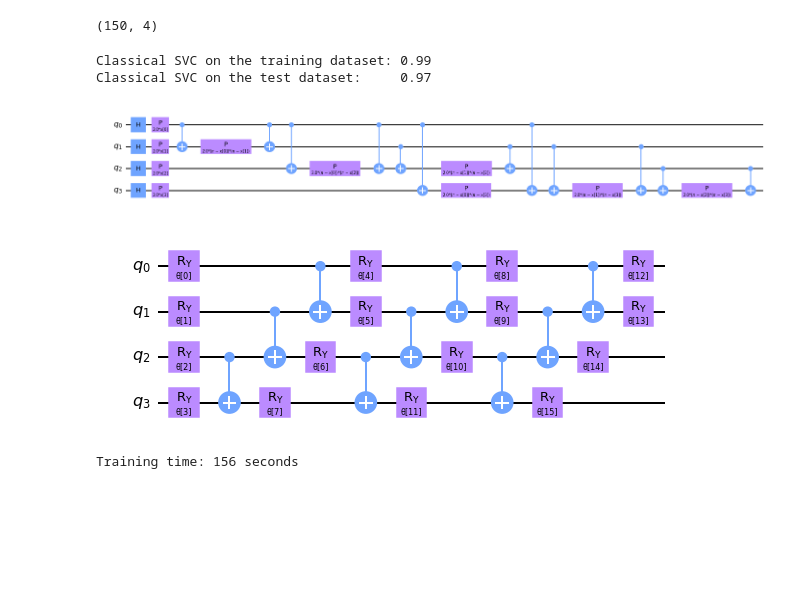
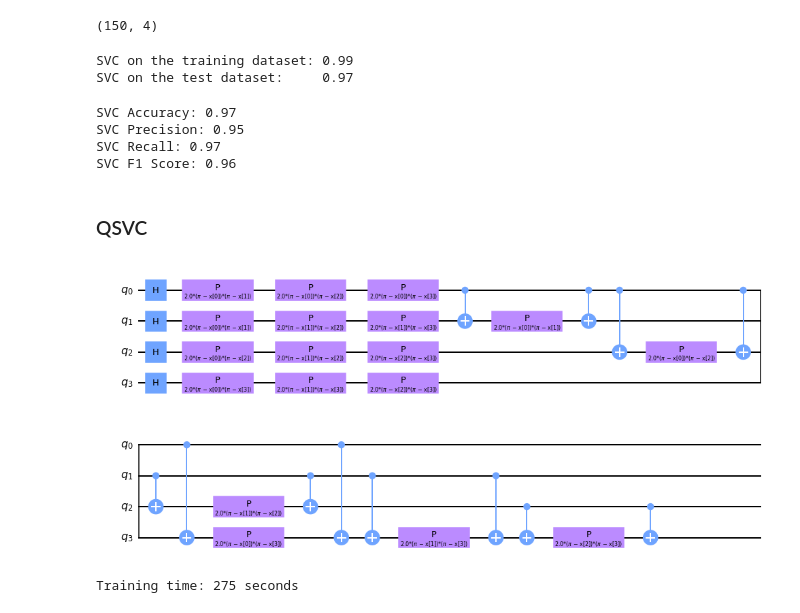
Before and after one commit to quantamunia/quantumML, a Jupyter notebook: QSVC_SVC/QSVC_SVC.ipynb, the cells around one changed output. Saved outputs shown, nothing was run; the diff lists cells and outputs as text; code cells hidden in the pictures; blank space fills up the shorter version.

```diff
--- a/QSVC_SVC/QSVC_SVC.ipynb
+++ b/QSVC_SVC/QSVC_SVC.ipynb
@@ -5,4 +19,8 @@ iris_data = load_iris()
 # %%
-features = iris_data.data
-labels = iris_data.target
+iris_data = load_iris()
+
+X = iris_data.data
+y = iris_data.target
+
+X = MinMaxScaler().fit_transform(X)
 # %%
@@ -29,9 +36,9 @@ _ = svc.fit(train_features, train_labels)  # suppress printing the return value
-# %%
-train_score_c4 = svc.score(train_features, train_labels)
-test_score_c4 = svc.score(test_features, test_labels)
-
-print(f"Classical SVC on the training dataset: {train_score_c4:.2f}")
-print(f"Classical SVC on the test dataset:     {test_score_c4:.2f}")
-# %% [output]
-Classical SVC on the training dataset: 0.99
-Classical SVC on the test dataset:     0.97
+# %%
+svc_train_score = svc.score(X_train, y_train)
+svc_test_score = svc.score(X_test, y_test)
+
+print(f"SVC on the training dataset: {svc_train_score:.2f}")
+print(f"SVC on the test dataset:     {svc_test_score:.2f}")
+# %% [output]
+SVC on the training dataset: 0.99
+SVC on the test dataset:     0.97
@@ -38,16 +50,24 @@ Classical SVC on the test dataset:     0.97
+# %%
+# Print the metrics for both models
+print(f"SVC Accuracy: {svc_accuracy:.2f}")
+print(f"SVC Precision: {svc_precision:.2f}")
+print(f"SVC Recall: {svc_recall:.2f}")
+print(f"SVC F1 Score: {svc_f1:.2f}")
+# %% [output]
+SVC Accuracy: 0.97
+SVC Precision: 0.95
+SVC Recall: 0.97
+SVC F1 Score: 0.96
+# %% [markdown]
+### QSVC
 # %%
-from qiskit.circuit.library import ZZFeatureMap
-
-num_features = features.shape[1]
-
-feature_map = ZZFeatureMap(feature_dimension=num_features, reps=1)
-feature_map.decompose().draw(output="mpl", fold=40)
+num_features = X.shape[1]
+feature_map = PauliFeatureMap(feature_dimension=num_features,
+                              paulis = ['ZI','IZ','ZZ'],
+                              reps=1,
+                              entanglement='full'
+                              )
+# feature_map = ZZFeatureMap(feature_dimension=num_features, reps=1)
+feature_map.decompose().draw(output="mpl", fold=20)
 # %% [output]
-[figure, old version]
+[figure, new version]
-# %%
-from qiskit.circuit.library import RealAmplitudes
-
-ansatz = RealAmplitudes(num_qubits=num_features, reps=3)
-ansatz.decompose().draw(output="mpl", fold=20)
-# %% [output]
-[figure, removed]
@@ -88,14 +80,9 @@ kernel = FidelityQuantumKernel(fidelity=fidelity, feature_map=feature_map)
 # %%
-qsvc = QSVC(quantum_kernel=kernel)
-
-# clear objective value history
-objective_func_vals = []
-
 start = time.time()
-qsvc.fit(train_features, train_labels)
+qsvc.fit(X_train, y_train)
 elapsed = time.time() - start
 
 print(f"Training time: {round(elapsed)} seconds")
 # %% [output]
-Training time: 156 seconds
+Training time: 275 seconds
 # %%
```
Also changed, not shown: parts of 16 cells of this notebook.
